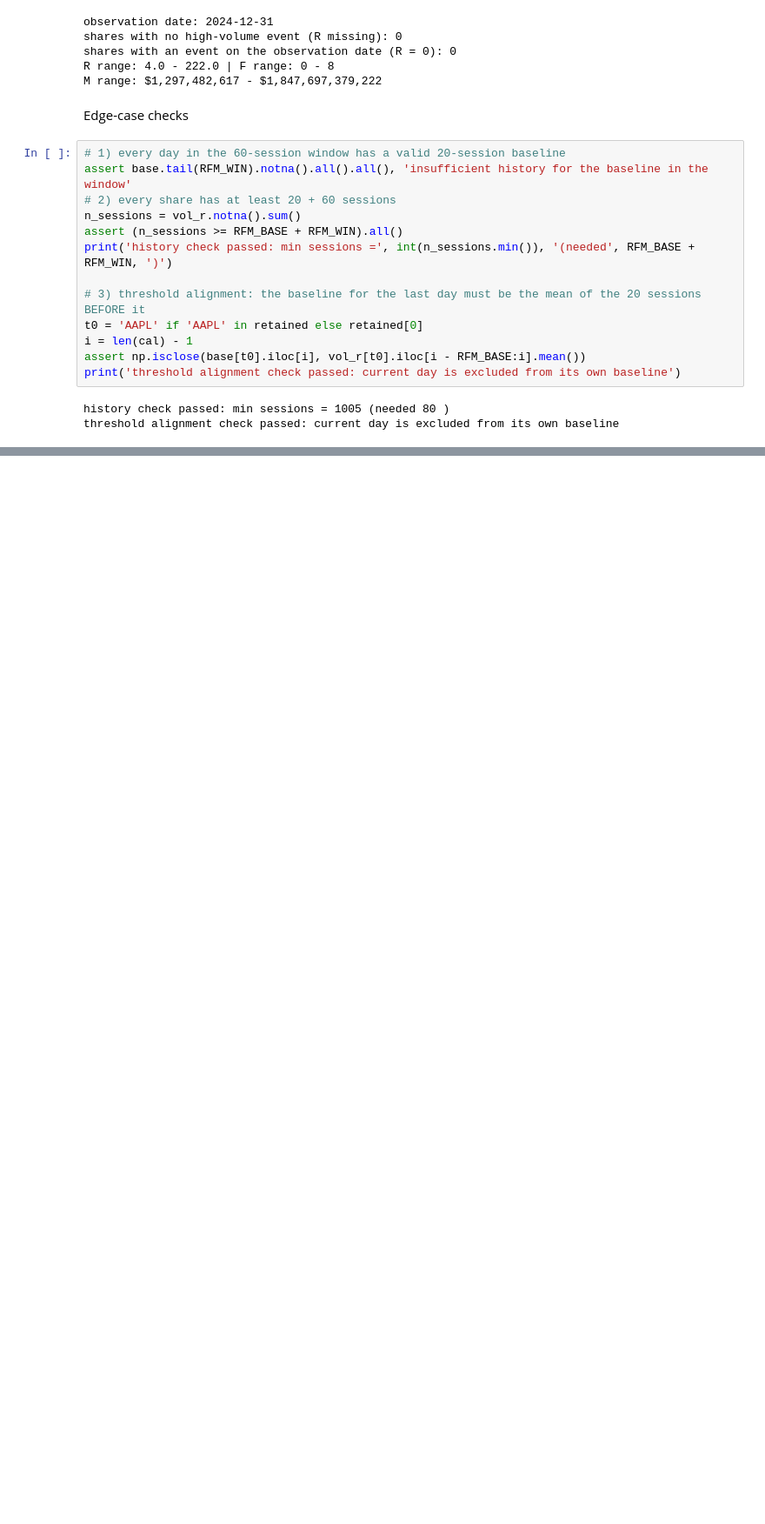
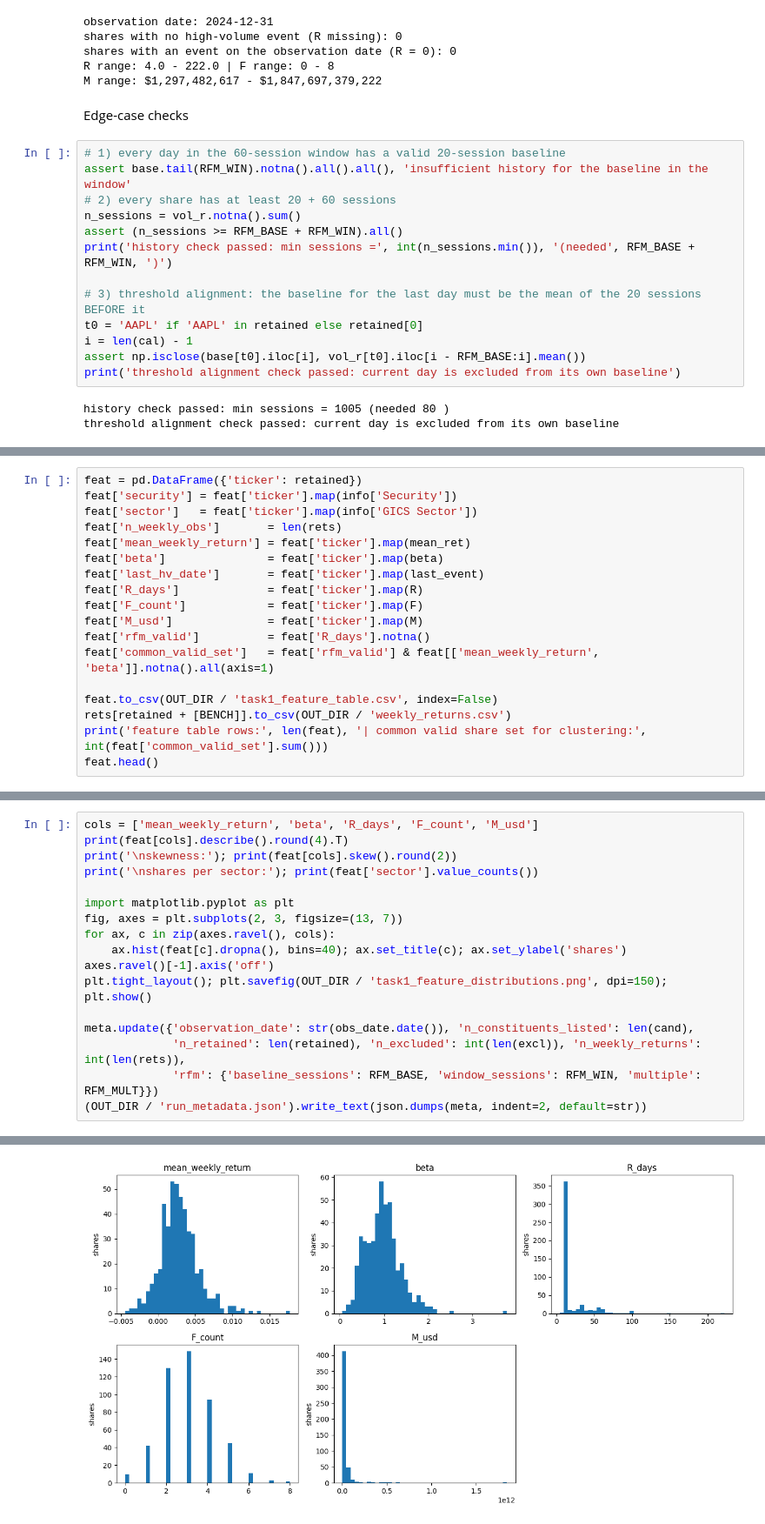
Before and after one commit to aaisha-aamina/sp500-rfm-stock-segmentation, a Jupyter notebook: Coursework_w2052143.ipynb, the cells around one changed output, grey strips where cells are left out. Shown at 87% size. Saved outputs shown, nothing was run; the diff lists cells and outputs as text; blank space fills up the shorter version.

Commit message:
Task 1.5: Metric interpretation and feature table

```diff
--- a/Coursework_w2052143.ipynb
+++ b/Coursework_w2052143.ipynb
@@ -428,0 +475,18 @@ threshold alignment check passed: current day is excluded from its own baseline
+# %%
+feat = pd.DataFrame({'ticker': retained})
+feat['security'] = feat['ticker'].map(info['Security'])
+feat['sector']   = feat['ticker'].map(info['GICS Sector'])
+feat['n_weekly_obs']       = len(rets)
+feat['mean_weekly_return'] = feat['ticker'].map(mean_ret)
+feat['beta']               = feat['ticker'].map(beta)
+feat['last_hv_date']       = feat['ticker'].map(last_event)
+feat['R_days']             = feat['ticker'].map(R)
+feat['F_count']            = feat['ticker'].map(F)
+feat['M_usd']              = feat['ticker'].map(M)
+feat['rfm_valid']          = feat['R_days'].notna()
+feat['common_valid_set']   = feat['rfm_valid'] & feat[['mean_weekly_return', 'beta']].notna().all(axis=1)
+
+feat.to_csv(OUT_DIR / 'task1_feature_table.csv', index=False)
+rets[retained + [BENCH]].to_csv(OUT_DIR / 'weekly_returns.csv')
+print('feature table rows:', len(feat), '| common valid share set for clustering:', int(feat['common_valid_set'].sum()))
+feat.head()
@@ -428,0 +503,18 @@ threshold alignment check passed: current day is excluded from its own baseline
+# %%
+cols = ['mean_weekly_return', 'beta', 'R_days', 'F_count', 'M_usd']
+print(feat[cols].describe().round(4).T)
+print('\nskewness:'); print(feat[cols].skew().round(2))
+print('\nshares per sector:'); print(feat['sector'].value_counts())
+
+import matplotlib.pyplot as plt
+fig, axes = plt.subplots(2, 3, figsize=(13, 7))
+for ax, c in zip(axes.ravel(), cols):
+    ax.hist(feat[c].dropna(), bins=40); ax.set_title(c); ax.set_ylabel('shares')
+axes.ravel()[-1].axis('off')
+plt.tight_layout(); plt.savefig(OUT_DIR / 'task1_feature_distributions.png', dpi=150); plt.show()
+
+meta.update({'observation_date': str(obs_date.date()), 'n_constituents_listed': len(cand),
+             'n_retained': len(retained), 'n_excluded': int(len(excl)), 'n_weekly_returns': int(len(rets)),
+             'rfm': {'baseline_sessions': RFM_BASE, 'window_sessions': RFM_WIN, 'multiple': RFM_MULT}})
+(OUT_DIR / 'run_metadata.json').write_text(json.dumps(meta, indent=2, default=str))
+# %% [output]
@@ -428,0 +538 @@ threshold alignment check passed: current day is excluded from its own baseline
+[figure, added]
```
Also changed, not shown: parts of 7 cells of this notebook.
